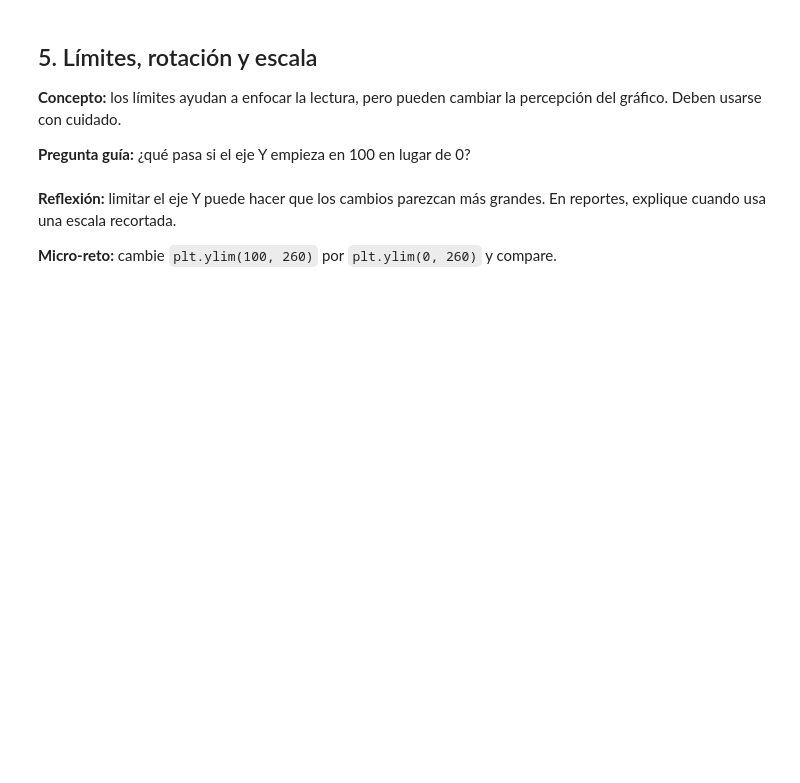
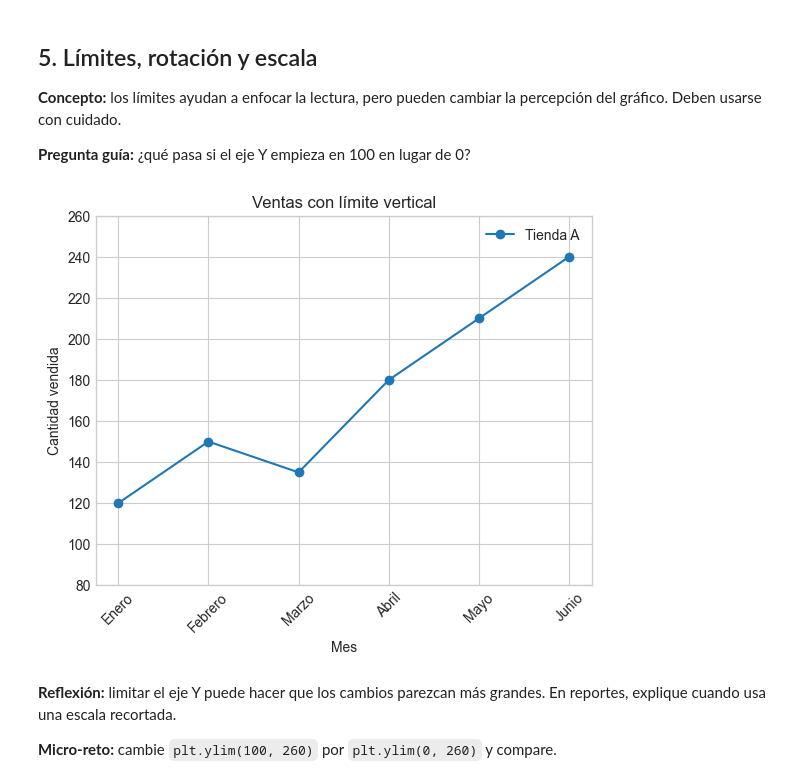
Before and after one commit to odellealhernandez/fundamentos_python, a Jupyter notebook: Matplotlib/01 - Aprender Matplotlib.ipynb, the cells around one changed output. Cells and saved outputs as stored; diff of their text form; code cells hidden in the pictures; blank space fills up the shorter version.

```diff
--- a/Matplotlib/01 - Aprender Matplotlib.ipynb
+++ b/Matplotlib/01 - Aprender Matplotlib.ipynb
@@ -87,13 +147,17 @@ ventas_tienda_b = [100, 130, 160, 170, 190, 230]
 # %%
 plt.plot(meses, ventas_tienda_a, marker="o", label="Tienda A")
 
-#Agragar limite vertical y Rotar etiquetas del eje x
+
+plt.ylim(80, 260) # establecer límites en el eje y
+plt.xticks(rotation=45) # rotar etiquetas del eje x
 
 plt.title("Ventas con límite vertical")
 plt.xlabel("Mes")
 plt.ylabel("Cantidad vendida")
 plt.legend()
 plt.show()
+# %% [output]
+[figure, added]
 # %% [markdown]
 **Reflexión:** limitar el eje Y puede hacer que los cambios parezcan más grandes. En reportes, explique cuando usa una escala recortada.
 
```
Also changed, not shown: parts of 18 cells of this notebook, 1 other file.
